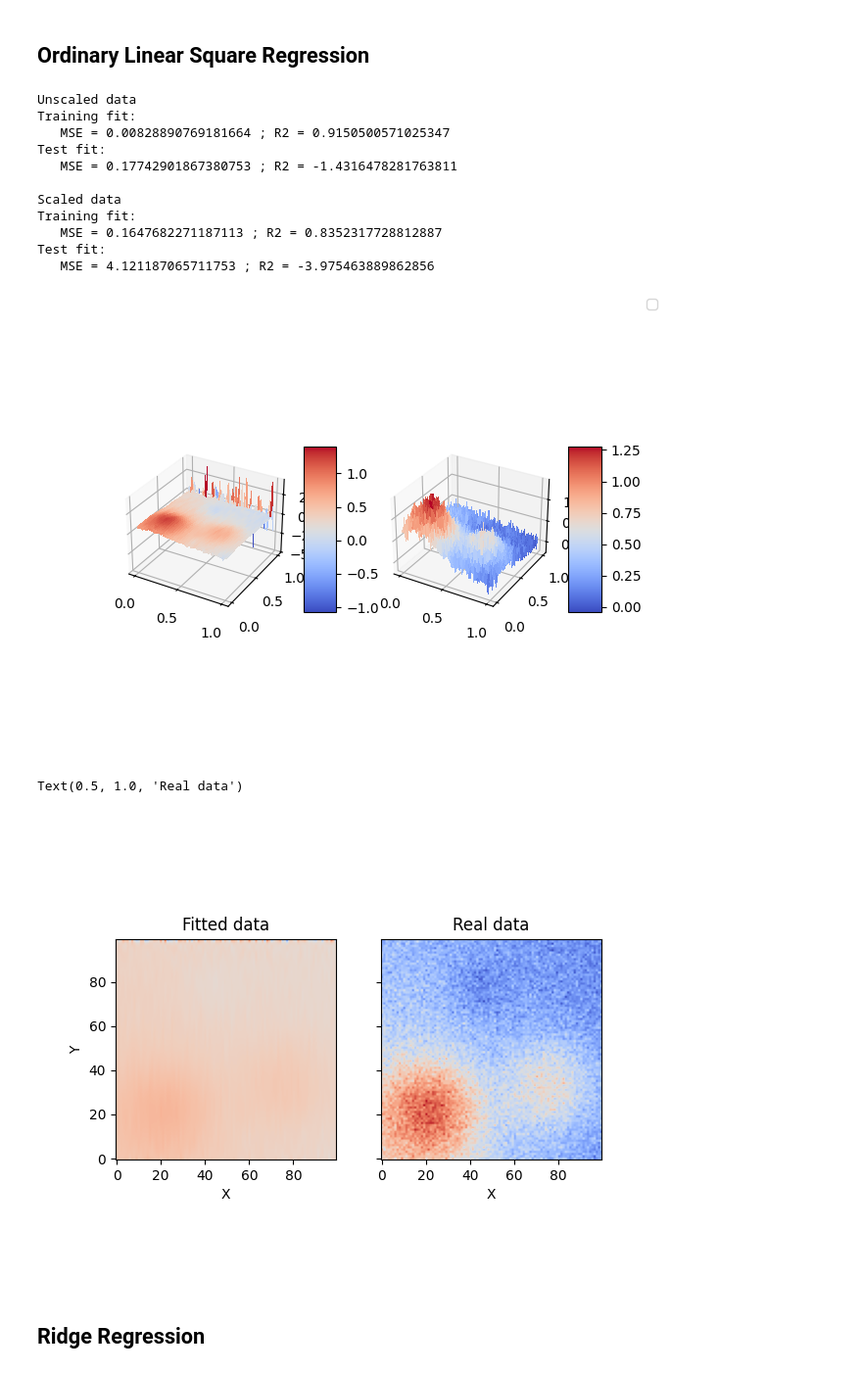
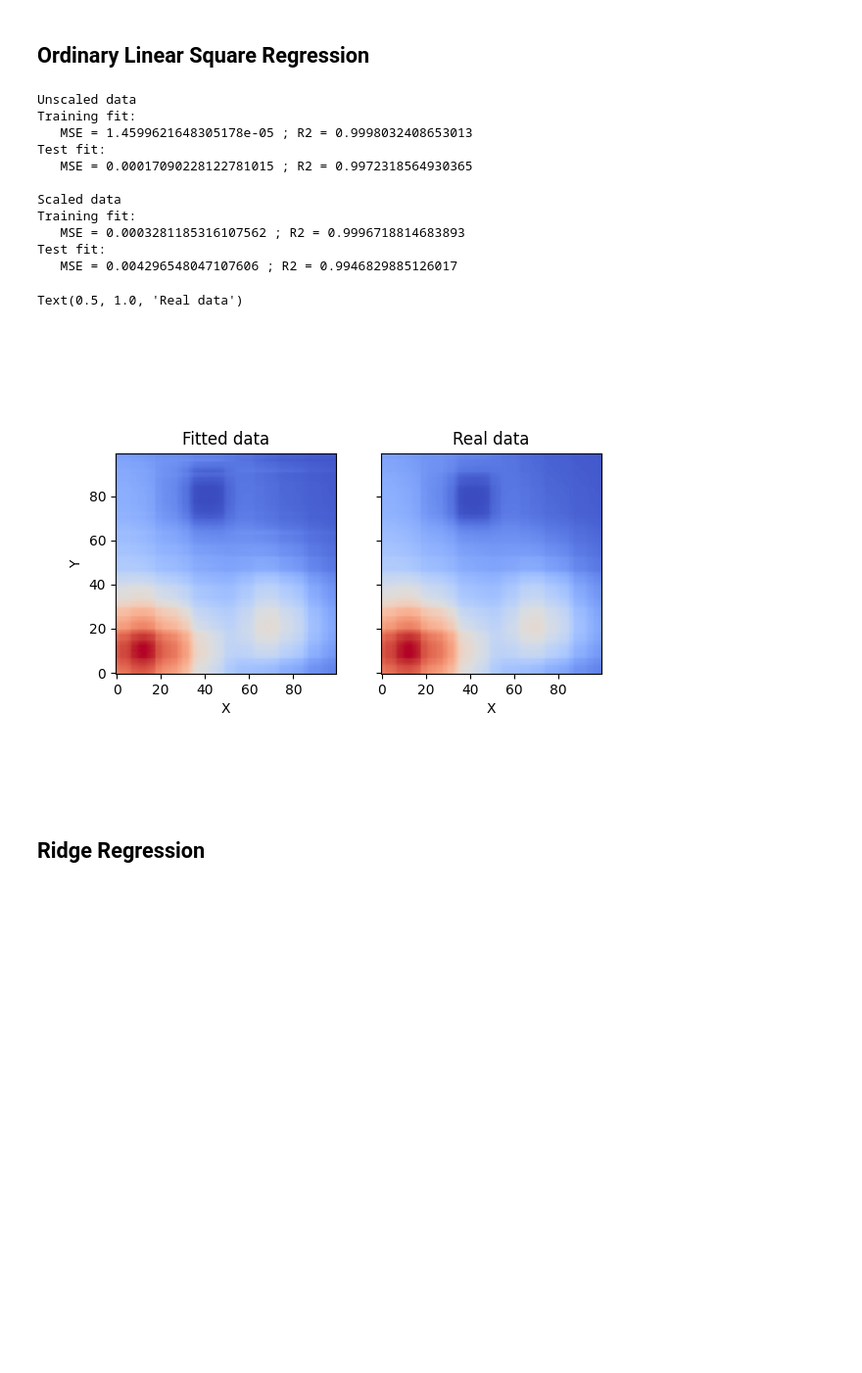
Before and after one commit to larsfop/fys-stk4155_project1, a Jupyter notebook: project1.ipynb, the cells around one changed output. Shown at 98% size. Saved outputs shown, nothing was run; the diff lists cells and outputs as text; code cells hidden in the pictures; blank space fills up the shorter version.

```diff
--- a/project1.ipynb
+++ b/project1.ipynb
@@ -33,6 +33,7 @@ def DesignMatrix(p_order: int, x: npt.ArrayLike, y: npt.ArrayLike = None, interc
         intercept (bool, optional): Wether the intercept should be included in the Design matrix, if False remove the first parameter
     """
     if y.any() != None:
+        x, y = np.ravel(x),np.ravel(y)
         X = np.ones((len(x), 1))
         for k in range(1, p_order+1):
             j = k
@@ -69,14 +70,16 @@ def DesignMatrix(p_order: int, x: npt.ArrayLike, y: npt.ArrayLike = None, interc
     # 16, 16, 16, 16, 16
 
 
-def FrankeFunction(x: npt.ArrayLike, y: npt.ArrayLike, noise_factor: int=0) -> npt.NDArray:
+def FrankeFunction(x: npt.ArrayLike, y: npt.ArrayLike, noise: float=0) -> npt.NDArray:
     np.random.seed(125)
+
+    # x, y = np.ravel(x), np.ravel(y)
 
     term1 = 0.75*np.exp(-(0.25*(9*x-2)**2) - 0.25*((9*y-2)**2))
     term2 = 0.75*np.exp(-((9*x+1)**2)/49.0 - 0.1*(9*y+1))
     term3 = 0.5*np.exp(-(9*x-7)**2/4.0 - 0.25*((9*y-3)**2))
     term4 = -0.2*np.exp(-(9*x-4)**2 - (9*y-7)**2)
-    return term1 + term2 + term3 + term4 + noise_factor*np.random.normal(0, 1, x.shape)
+    return term1 + term2 + term3 + term4 + np.random.normal(0, noise, x.shape)
 
 
 def R2(y_data: npt.ArrayLike, y_model: npt.ArrayLike) -> float:
@@ -86,6 +89,22 @@ def R2(y_data: npt.ArrayLike, y_model: npt.ArrayLike) -> float:
 def MSE(y_data: npt.ArrayLike,y_model: npt.ArrayLike) -> float:
     n = np.size(y_model)
     return np.sum((y_data-y_model)**2)/n
+
+def create_X(x, y, n):
+    if len(x.shape) > 1:
+        x = np.ravel(x)
+        y = np.ravel(y)
+
+    N = len(x)
+    l = int((n + 1) * (n + 2) / 2)  # Number of elements in beta
+    X = np.ones((N, l))
+
+    for i in range(1, n + 1):
+        q = int((i) * (i + 1) / 2)
+        for k in range(i + 1):
+            X[:, q + k] = (x ** (i - k)) * (y**k)
+
+    return X
 # %%
 def Plot(x, y, *z):
     n = len(z)
@@ -141,13 +185,16 @@ plt.show()
 # %%
 n = 100
 # Make data.
-x = np.linspace(0, 1, n)
-y = np.linspace(0, 1, n)
+# x = np.linspace(0, 1, n)
+# y = np.linspace(0, 1, n)
 
-X = DesignMatrix(25, x, y)
+x = np.sort(np.random.uniform(0.1, 1, n))
+y = np.sort(np.random.uniform(0.1, 1, n))
+
+X = DesignMatrix(5, x, y)
 
 x, y = np.meshgrid(x, y)
-z = FrankeFunction(x, y, 0.1)
+z = FrankeFunction(x, y, 0)
 
 X_train, X_test, y_train, y_test = train_test_split(X, z, test_size=0.2, random_state=125)
 
@@ -170,41 +217,40 @@ print(f'Training fit:\n   MSE = {MSE(y_train, y_fit)} ; R2 = {R2(y_train, y_fit)
 y_pred = X_test @ beta
 print(f'Test fit:\n   MSE = {MSE(y_test, y_pred)} ; R2 = {R2(y_test, y_pred)}')
 
 beta_scaled = (np.linalg.pinv(X_train_scaled.T @ X_train_scaled) @ X_train_scaled.T ) @ y_train_scaled
 print('\nScaled data')
 y_fit_scaled = X_train_scaled @ beta_scaled
 print(f'Training fit:\n   MSE = {MSE(y_train_scaled, y_fit_scaled)} ; R2 = {R2(y_train_scaled, y_fit_scaled)}')
 
 y_pred_scaled = X_test_scaled @ beta_scaled
 print(f'Test fit:\n   MSE = {MSE(y_test_scaled, y_pred_scaled)} ; R2 = {R2(y_test_scaled, y_pred_scaled)}')
 
-Plot(x, y, X@beta, z)
+# Plot(x, y, X@beta, z)
 
 fig, axs = plt.subplots(1,2, sharey=True, sharex=True)
 
 axs[0].imshow(X@beta, cmap=cm.coolwarm, origin='lower')
 axs[1].imshow(z, cmap=cm.coolwarm, origin='lower')
 axs[0].set_xlabel('X')
 axs[1].set_xlabel('X')
 axs[0].set_ylabel('Y')
 
 axs[0].set_title('Fitted data')
 axs[1].set_title('Real data')
 # %% [output]
 Unscaled data
 Training fit:
-   MSE = 0.00828890769181664 ; R2 = 0.9150500571025347
+   MSE = 1.4599621648305178e-05 ; R2 = 0.9998032408653013
 Test fit:
-   MSE = 0.17742901867380753 ; R2 = -1.4316478281763811
+   MSE = 0.00017090228122781015 ; R2 = 0.9972318564930365
 
 Scaled data
 Training fit:
-   MSE = 0.1647682271187113 ; R2 = 0.8352317728812887
+   MSE = 0.0003281185316107562 ; R2 = 0.9996718814683893
 Test fit:
-   MSE = 4.121187065711753 ; R2 = -3.975463889862856
+   MSE = 0.004296548047107606 ; R2 = 0.9946829885126017
+Text(0.5, 1.0, 'Real data')
-[figure, old version]
+[figure, new version]
-Text(0.5, 1.0, 'Real data')
-[figure, removed]
 # %% [markdown]
 ## Ridge Regression
 # %%
```
Also changed, not shown: parts of 5 cells of this notebook, 5 other files.
